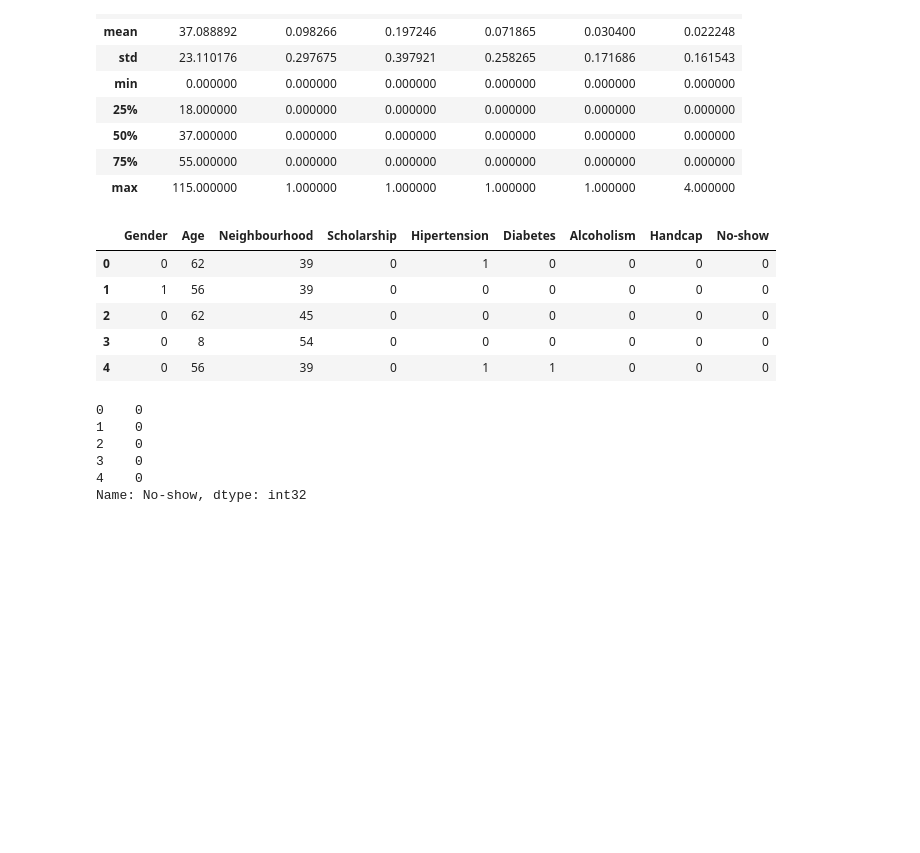
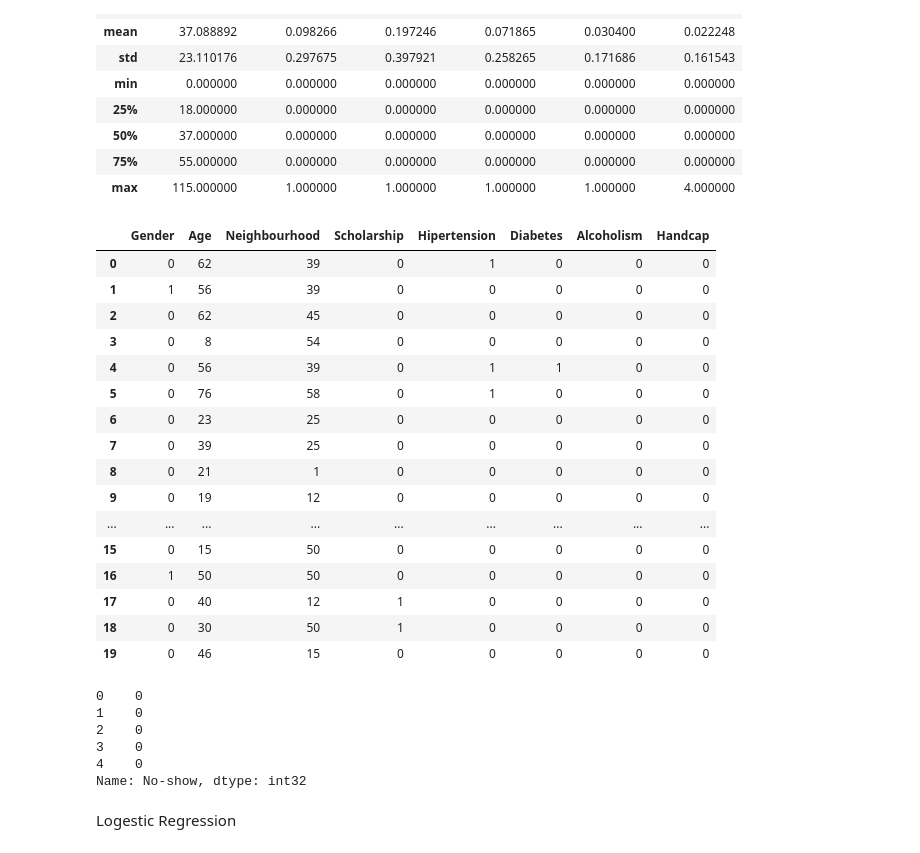
Before and after one commit to Antably2020/Machine-learning-algorithms, a Jupyter notebook: final_project.ipynb, the cells around one changed output. Drawn from its saved outputs; the diff is of its cells as text; code cells hidden in the pictures; blank space fills up the shorter version.

```diff
--- a/final_project.ipynb
+++ b/final_project.ipynb
@@ -112,16 +113,27 @@ df['Gender']=label_encoder.fit_transform(df['Gender'])
 df['Neighbourhood']=label_encoder.fit_transform(df['Neighbourhood'])
 # %%
 #Creating Features array
-X = df.iloc[:,0:]
+X = df.iloc[:,0:8]
 # %%
-X.head()
+X.head(20)
 # %% [output]
-|  | Gender | Age | Neighbourhood | Scholarship | Hipertension | Diabetes | Alcoholism | Handcap | No-show |
-| 0 | 0 | 62 | 39 | 0 | 1 | 0 | 0 | 0 | 0 |
-| 1 | 1 | 56 | 39 | 0 | 0 | 0 | 0 | 0 | 0 |
-| 2 | 0 | 62 | 45 | 0 | 0 | 0 | 0 | 0 | 0 |
-| 3 | 0 | 8 | 54 | 0 | 0 | 0 | 0 | 0 | 0 |
-| 4 | 0 | 56 | 39 | 0 | 1 | 1 | 0 | 0 | 0 |
+|  | Gender | Age | Neighbourhood | Scholarship | Hipertension | Diabetes | Alcoholism | Handcap |
+| 0 | 0 | 62 | 39 | 0 | 1 | 0 | 0 | 0 |
+| 1 | 1 | 56 | 39 | 0 | 0 | 0 | 0 | 0 |
+| 2 | 0 | 62 | 45 | 0 | 0 | 0 | 0 | 0 |
+| 3 | 0 | 8 | 54 | 0 | 0 | 0 | 0 | 0 |
+| 4 | 0 | 56 | 39 | 0 | 1 | 1 | 0 | 0 |
+| 5 | 0 | 76 | 58 | 0 | 1 | 0 | 0 | 0 |
+| 6 | 0 | 23 | 25 | 0 | 0 | 0 | 0 | 0 |
+| 7 | 0 | 39 | 25 | 0 | 0 | 0 | 0 | 0 |
+| 8 | 0 | 21 | 1 | 0 | 0 | 0 | 0 | 0 |
+| 9 | 0 | 19 | 12 | 0 | 0 | 0 | 0 | 0 |
+| ... | ... | ... | ... | ... | ... | ... | ... | ... |
+| 15 | 0 | 15 | 50 | 0 | 0 | 0 | 0 | 0 |
+| 16 | 1 | 50 | 50 | 0 | 0 | 0 | 0 | 0 |
+| 17 | 0 | 40 | 12 | 1 | 0 | 0 | 0 | 0 |
+| 18 | 0 | 30 | 50 | 1 | 0 | 0 | 0 | 0 |
+| 19 | 0 | 46 | 15 | 0 | 0 | 0 | 0 | 0 |
 # %%
 #creating output array
 Y=df.iloc[:,8]
@@ -136,6 +148,8 @@ Y.head()
 Name: No-show, dtype: int32
 # %%
 X_train, X_test, Y_train, Y_test = train_test_split(X, Y, random_state=0)
+# %% [markdown]
+Logestic Regression
 # %%
 classifier = LogisticRegression(solver='lbfgs',random_state=0,C=2, max_iter=2000 )
 # %%
```
Also changed, not shown: parts of 5 cells of this notebook.
